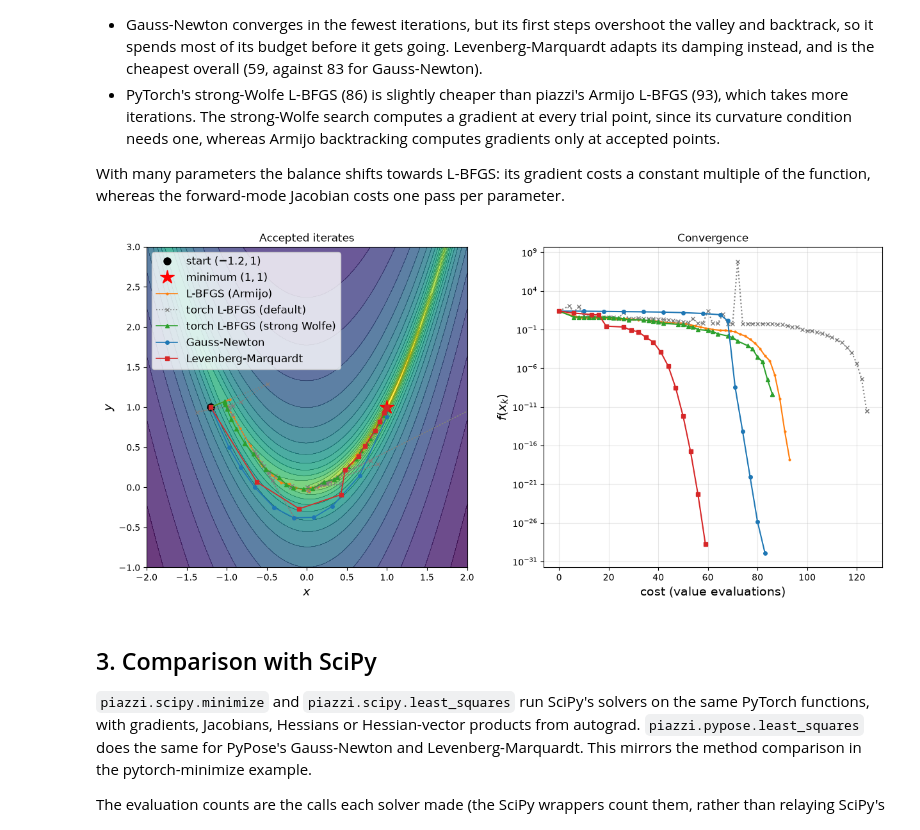
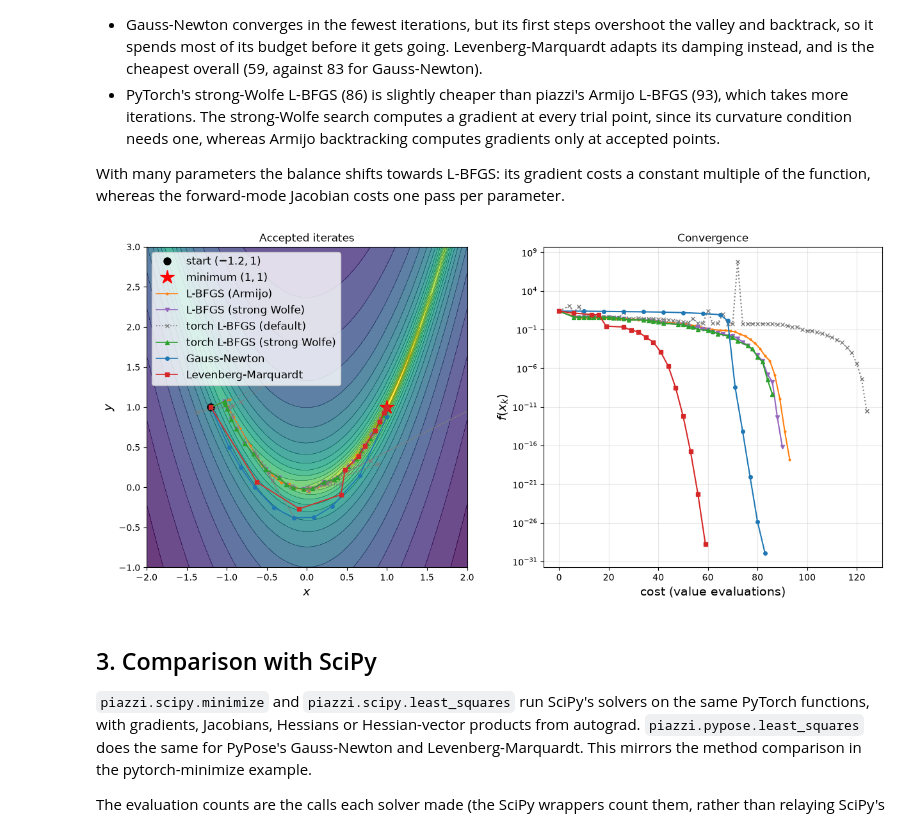
Before and after one commit to cai4cai/torch-piazzi, a Jupyter notebook: notebooks/rosenbrock.ipynb, the cells around one changed output. Cells and saved outputs as stored; diff of their text form; code cells hidden in the pictures.

```diff
--- a/notebooks/rosenbrock.ipynb
+++ b/notebooks/rosenbrock.ipynb
@@ -139,6 +141,16 @@ print(res_lbfgs.message)
 print(f"x = {res_lbfgs.x.tolist()},  f = {res_lbfgs.fun.item():.2e}")
 r = res_lbfgs
 print(f"{r.n_iter} iterations, {r.n_fun_grad} value+gradient and {r.n_fun} value-only evaluations")
+
+# The same solver with the strong Wolfe line search instead (every trial point needs its gradient).
+trace_lbfgs_sw = Trace()
+res_lbfgs_sw = piazzi.minimize(
+    rosen, x0, callback=trace_lbfgs_sw, options={"max_iter": 200, "line_search": "strong_wolfe"}
+)
+r = res_lbfgs_sw
+print(res_lbfgs_sw.message)
+print(f"x = {r.x.tolist()},  f = {r.fun.item():.2e}")
+print(f"{r.n_iter} iterations, {r.n_fun_grad} value+gradient and {r.n_fun} value-only evaluations")
 # %% [output]
 step below step_tol
 x = [1.0000000008006058, 1.0000000016892432],  f = 1.42e-18
@@ -219,36 +236,38 @@ With many parameters the balance shifts towards L-BFGS: its gradient costs a con
 # %%
 traces = {
     "L-BFGS (Armijo)": trace_lbfgs,
+    "L-BFGS (strong Wolfe)": trace_lbfgs_sw,
     "torch L-BFGS (default)": trace_torch,
     "torch L-BFGS (strong Wolfe)": trace_torch_sw,
     "Gauss-Newton": trace_gn,
     "Levenberg-Marquardt": trace_lm,
 }
 styles = {
     "L-BFGS (Armijo)": "C1.-",
+    "L-BFGS (strong Wolfe)": "C4v-",
     "torch L-BFGS (default)": "C7x:",
     "torch L-BFGS (strong Wolfe)": "C2^-",
     "Gauss-Newton": "C0o-",
     "Levenberg-Marquardt": "C3s-",
 }
 
 fig, (ax1, ax2) = plt.subplots(1, 2, figsize=(15, 6.5))
 plot_landscape(ax1)
 for name, trace in traces.items():
     ax1.plot(*trace.path.T, styles[name], ms=4, lw=1.2, label=name)
 ax1.set_xlim(-2, 2)
 ax1.set_ylim(-1, 3)
 ax1.legend(loc="upper left")
 ax1.set_title("Accepted iterates")
 
 for name, trace in traces.items():
     ax2.semilogy(trace.costs, trace.values.clamp(min=1e-32), styles[name], ms=4, label=name)
 ax2.set_xlabel("cost (value evaluations)")
 ax2.set_ylabel("$f(x_k)$")
 ax2.set_title("Convergence")
 ax2.grid(True, which="major", alpha=0.3);
 # %% [output]
-[figure, old version]
+[figure, new version]
 # %% [markdown]
 ## 3. Comparison with SciPy
 
```
Also changed, not shown: parts of 5 cells of this notebook, 26 other files.
